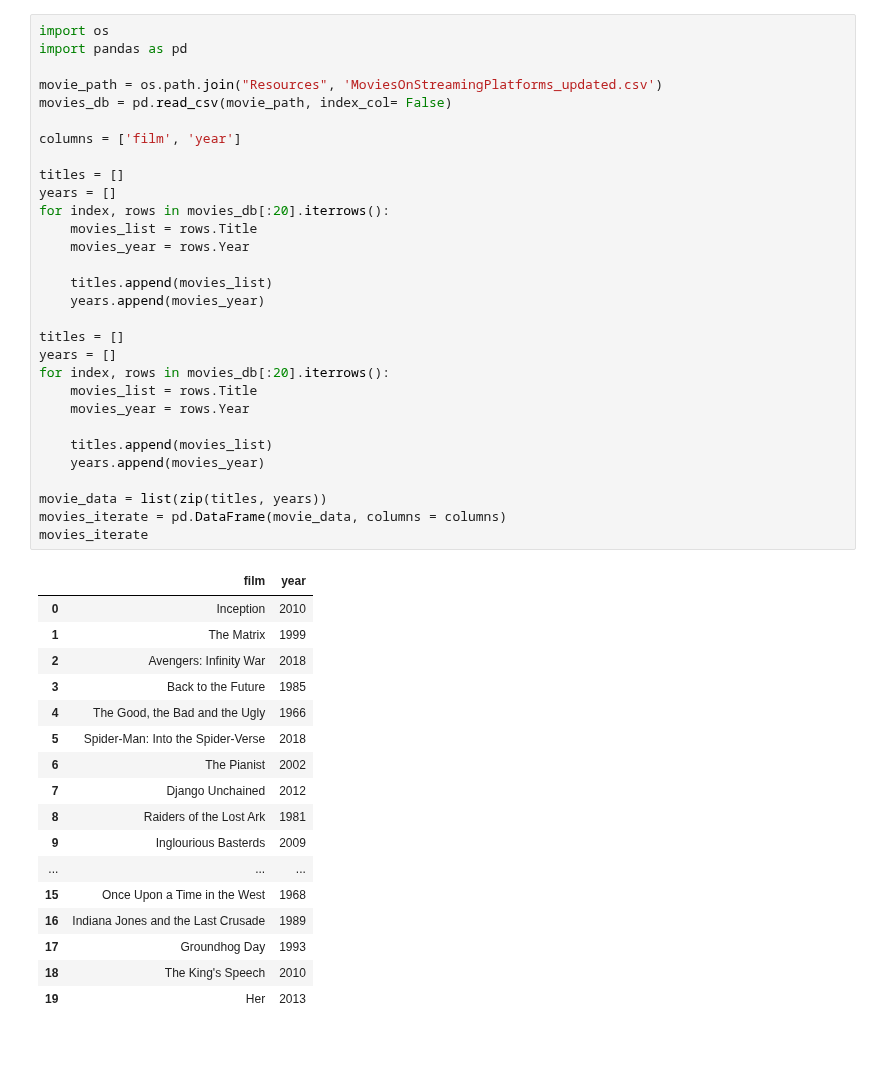
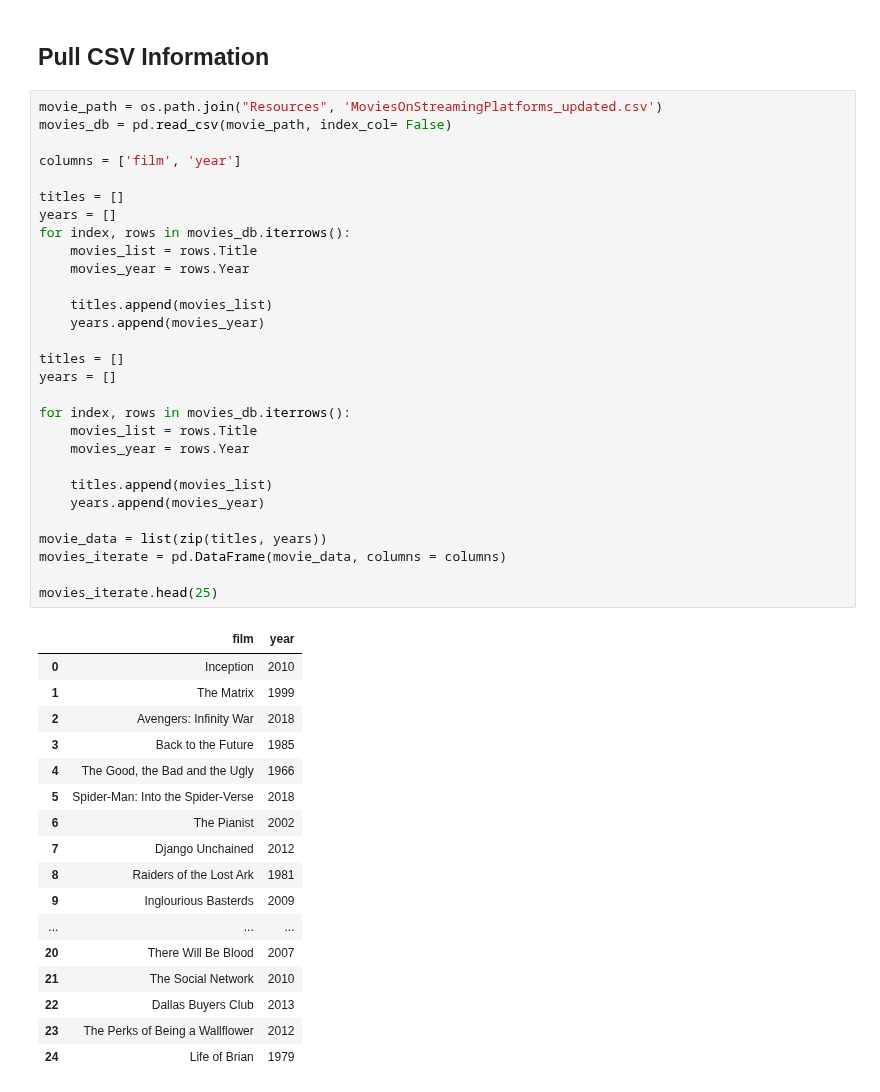
Before and after one commit to dreh84/Group-6-ETL-Project, a Jupyter notebook: API_Pull.ipynb, the cells around one changed output. Drawn from its saved outputs; the diff is of its cells as text; blank space fills up the shorter version.

```diff
--- a/API_Pull.ipynb
+++ b/API_Pull.ipynb
@@ -9,7 +7,6 @@ ImportError: cannot import name 'movies_iterate' from 'csv_movie_data' (C:\Users
+# %% [markdown]
+## Pull CSV Information
 # %%
-import os
-import pandas as pd
-
 movie_path = os.path.join("Resources", 'MoviesOnStreamingPlatforms_updated.csv')
 movies_db = pd.read_csv(movie_path, index_col= False)
 
@@ -17,41 +14,43 @@ columns = ['film', 'year']
 
 titles = []
 years = []
-for index, rows in movies_db[:20].iterrows():
+for index, rows in movies_db.iterrows():
     movies_list = rows.Title
     movies_year = rows.Year
 
     titles.append(movies_list)
     years.append(movies_year)
 
 titles = []
 years = []
-for index, rows in movies_db[:20].iterrows():
+
+for index, rows in movies_db.iterrows():
     movies_list = rows.Title
     movies_year = rows.Year
 
     titles.append(movies_list)
     years.append(movies_year)
 
 movie_data = list(zip(titles, years))
 movies_iterate = pd.DataFrame(movie_data, columns = columns)
-movies_iterate
+
+movies_iterate.head(25)
 # %% [output]
 |  | film | year |
 | 0 | Inception | 2010 |
 | 1 | The Matrix | 1999 |
 | 2 | Avengers: Infinity War | 2018 |
 | 3 | Back to the Future | 1985 |
 | 4 | The Good, the Bad and the Ugly | 1966 |
 | 5 | Spider-Man: Into the Spider-Verse | 2018 |
 | 6 | The Pianist | 2002 |
 | 7 | Django Unchained | 2012 |
 | 8 | Raiders of the Lost Ark | 1981 |
 | 9 | Inglourious Basterds | 2009 |
 | ... | ... | ... |
-| 15 | Once Upon a Time in the West | 1968 |
-| 16 | Indiana Jones and the Last Crusade | 1989 |
-| 17 | Groundhog Day | 1993 |
-| 18 | The King's Speech | 2010 |
-| 19 | Her | 2013 |
+| 20 | There Will Be Blood | 2007 |
+| 21 | The Social Network | 2010 |
+| 22 | Dallas Buyers Club | 2013 |
+| 23 | The Perks of Being a Wallflower | 2012 |
+| 24 | Life of Brian | 1979 |
 # %%
```
Also changed, not shown: parts of 13 cells of this notebook, 1 other file.
